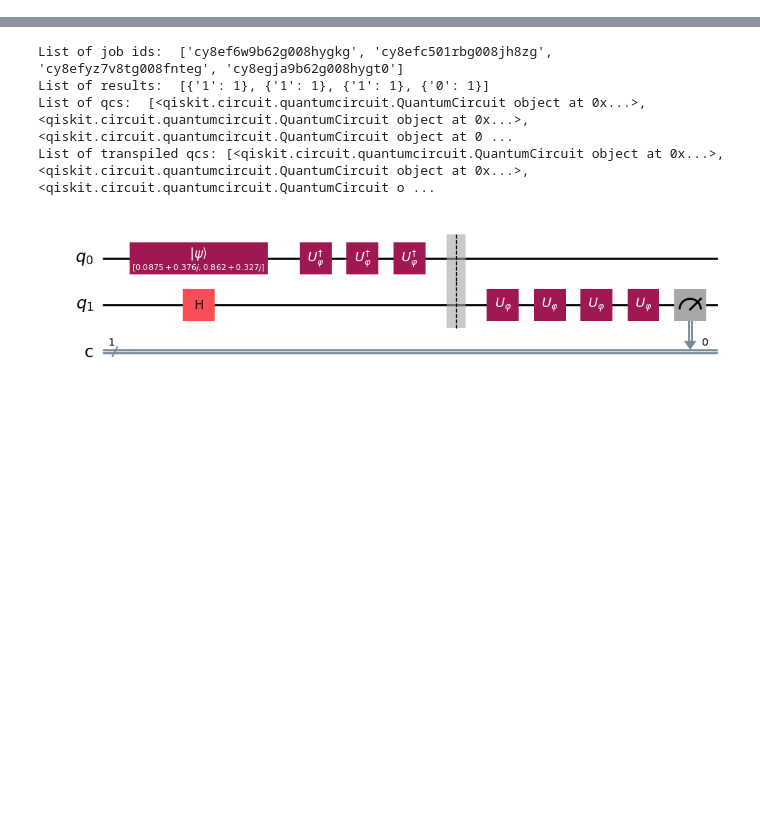
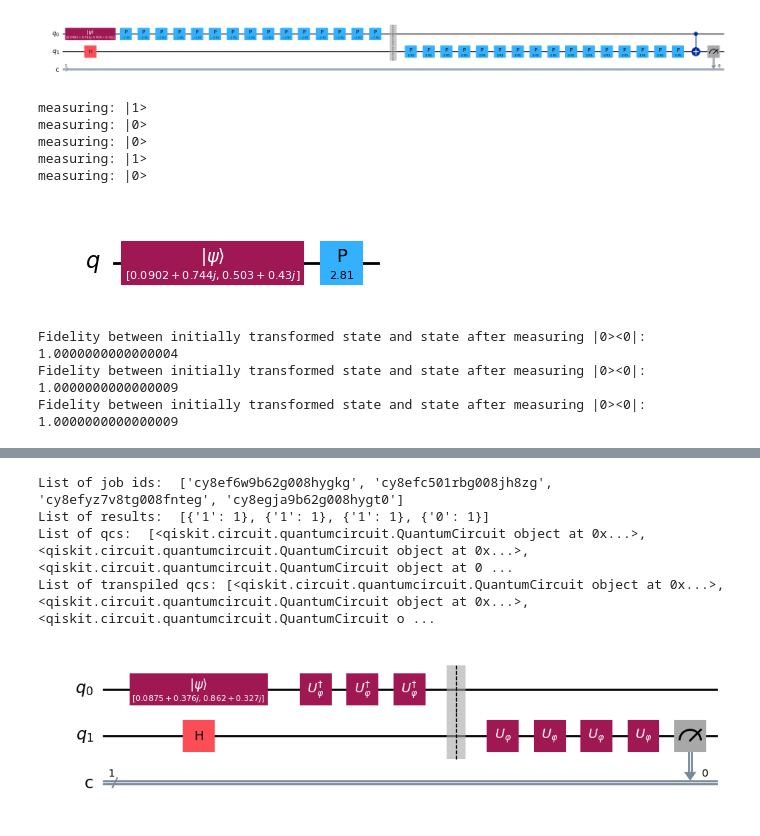
Before and after one commit to Enfili/JarQo, a Jupyter notebook: Vidal-Masanes-Cirac_dynamic.ipynb, the cells around one changed output, grey strips where cells are left out. Cells and saved outputs as stored; diff of their text form; code cells hidden in the pictures; blank space fills up the shorter version.

```diff
--- a/Vidal-Masanes-Cirac_dynamic.ipynb
+++ b/Vidal-Masanes-Cirac_dynamic.ipynb
@@ -197,0 +198,72 @@ qc_resulting.draw(output='mpl', fold=-1)
+# %%
+## STATEVECTOR SIMULATION
+# with dynamic creation of circuits
+
+# create initial circuit
+register_number = 1
+qc = vmc_circuit(NUMBER_OF_QUBITS, alpha, beta, register_number)
+
+norm = np.sqrt(abs(alpha)**2 + abs(beta)**2)
+initial_state = [alpha / norm, beta / norm]
+
+register_number = 1
+shots = 1 # you have only one measurement and based on its success you are either expanding circuit or not
+list_of_states = []
+list_of_full_states = []
+list_of_measured_states = []
+while register_number <= MAX_REGISTERS:
+    result = statevector_simulation(qc)
+    statevector = result.get_statevector()
+    partial_vector = partial_trace(DensityMatrix(statevector), [1])
+    measured_state = partial_trace(DensityMatrix(statevector), [0])
+    list_of_states.append(partial_vector)
+    list_of_full_states.append(result.get_statevector())
+    list_of_measured_states.append(measured_state)
+
+    # Clear the previous output and display the updated circuit
+    clear_output(wait=True)
+    display(qc.draw(output='mpl', fold=-1))  # Use Matplotlib for a nice circuit diagram
+    # Pause for 1 second to simulate real-time update
+    time.sleep(1)
+
+    # create new circuit that simulates the unsuccessful result of previous measurement (i.e. |1>)
+    register_number += 1
+    qc = vmc_circuit(NUMBER_OF_QUBITS, alpha, beta, register_number)
+
+zerozero = DensityMatrix.from_label('0') # creates |0><0|
+oneone =  DensityMatrix.from_label('1') # creates |1><1|
+for state in list_of_measured_states:
+    if (abs(state_fidelity(state, zerozero) - 1) < 0.01): # there some rounding errors
+        print("measuring: |0>")
+    else:
+        print("measuring: |1>")
+# %% [output]
+[figure, added]
+measuring: |1>
+measuring: |0>
+measuring: |0>
+measuring: |1>
+measuring: |0>
+# %%
+# check fidelity
+# in case of measuring |0>, we should get U_{\varphi}|\psi> = what remains in space 0 after measurement
+# in case of measuring |1>, we should get U_{-N*\varphi}|\psi> = what remains in space 1 after measurement (N = 2**num_of_registers - 1)
+
+# prepare transformed state U_{\varphi}|\psi>
+qc_uphi = QuantumCircuit(1)
+create_random_state_static(alpha, beta, qc_uphi)
+qc_uphi.p(phase, 0)
+qc_uphi.draw(output='mpl')
+# %% [output]
+[figure, added]
+# %%
+# calculate fidelity for successful measurement
+uphi_initial_state = DensityMatrix.from_instruction(qc_uphi)
+for measurement in range(len(list_of_measured_states)):
+    if abs(state_fidelity(list_of_measured_states[measurement], zerozero) - 1) < 0.01: # if measurement is |0><0|
+        print("Fidelity between initially transformed state and state after measuring |0><0|: " +
+              str(state_fidelity(uphi_initial_state, list_of_states[measurement])))
+# %% [output]
+Fidelity between initially transformed state and state after measuring |0><0|: 1.0000000000000004
+Fidelity between initially transformed state and state after measuring |0><0|: 1.0000000000000009
+Fidelity between initially transformed state and state after measuring |0><0|: 1.0000000000000009
```
Also changed, not shown: parts of 18 cells of this notebook.
